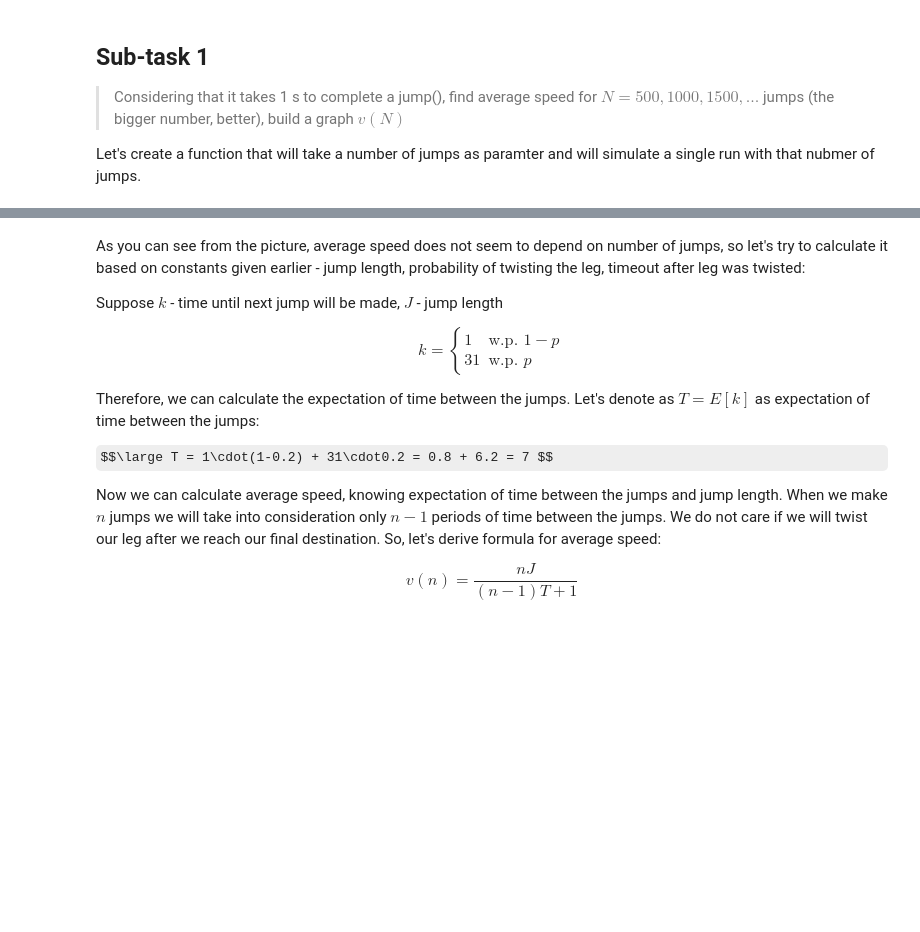
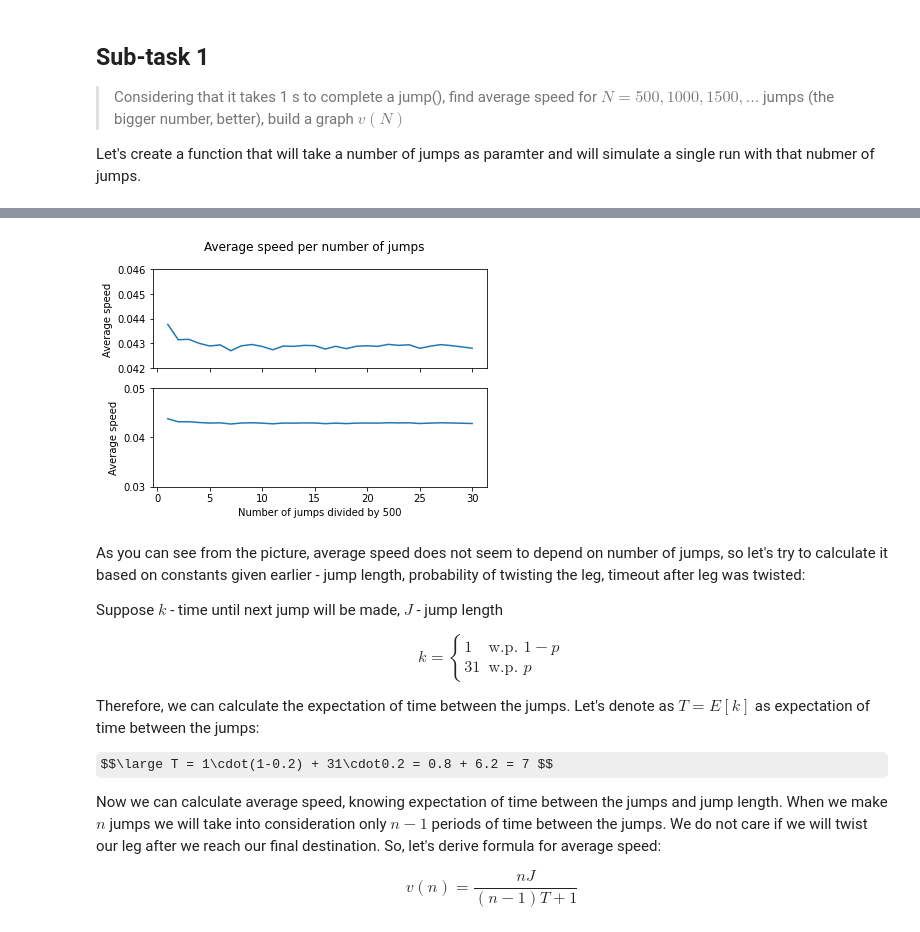
Before and after one commit to Sne4kers/ceto2022, a Jupyter notebook: ceto.ipynb, the cells around one changed output, grey strips where cells are left out. Cells and saved outputs as stored; diff of their text form; code cells hidden in the pictures; some formulas as TeX source; blank space fills up the shorter version.

```diff
--- a/ceto.ipynb
+++ b/ceto.ipynb
@@ -91,3 +89,20 @@ for number_of_jumps in range(500, 15000+1, 500):
+# %%
+fig, (ax1, ax2) = plt.subplots(2, sharex=True)
+fig.suptitle("Average speed per number of jumps")
+ax1.set_xticks(range(-1, len(data)+2, 5), range(0, len(data) + 1, 5))
+ax1.set_ylabel("Average speed")
+ax1.set_ylim(0.042, 0.046)
+ax1.plot(data)
+
+ax2.set_xticks(range(-1, len(data)+2, 5), range(0, len(data) + 1, 5))
+ax2.set_ylabel("Average speed")
+ax2.set_xlabel("Number of jumps divided by 500")
+ax2.set_ylim(0.03, 0.05)
+ax2.plot(data)
+
+plt.show()
+# %% [output]
+[figure, added]
 # %% [markdown]
 As you can see from the picture, average speed does not seem to depend on number of jumps, so let's try to calculate it based on constants given earlier - jump length, probability of twisting the leg, timeout after leg was twisted:
 
```
Also changed, not shown: parts of 6 cells of this notebook.
